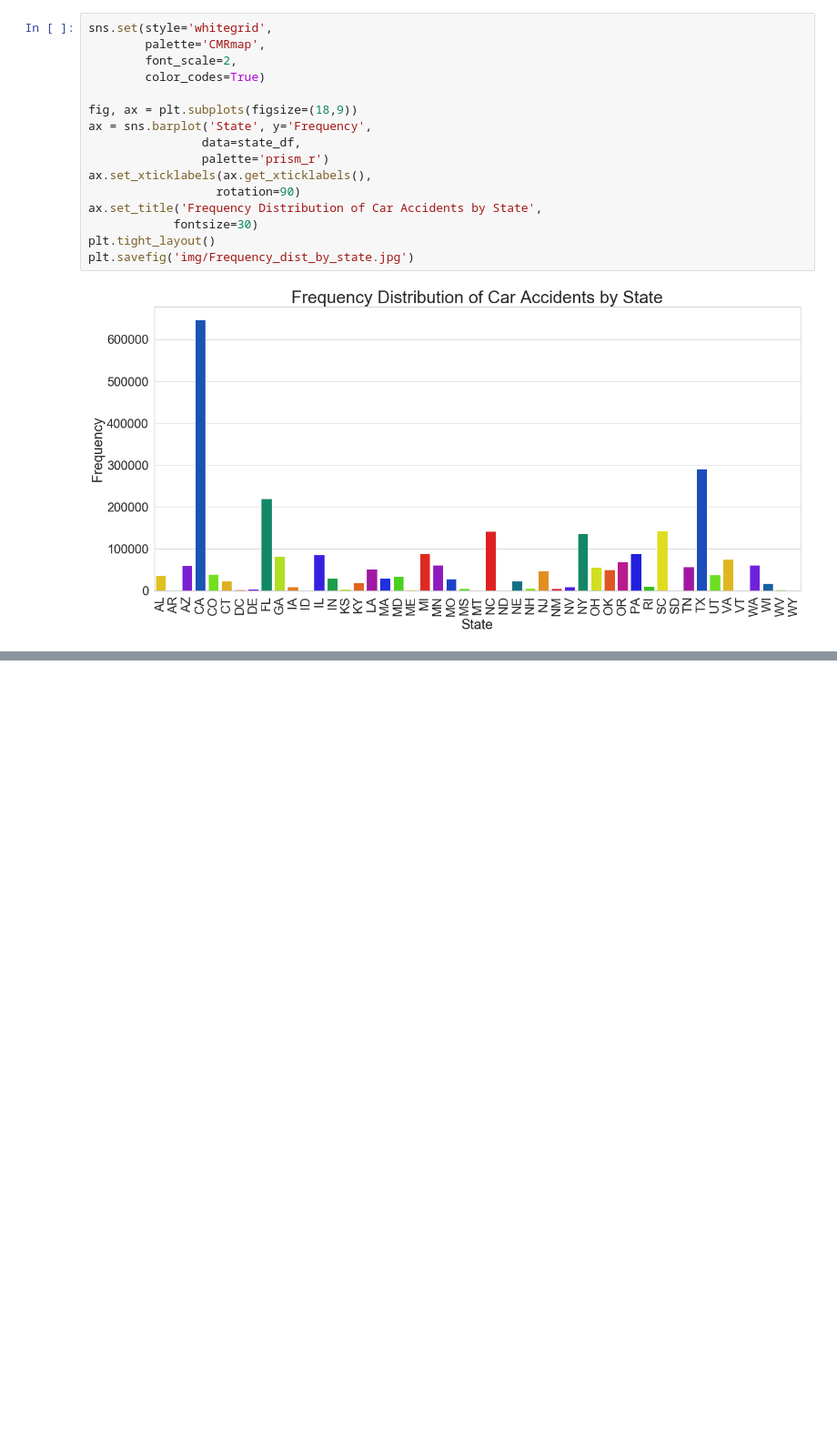
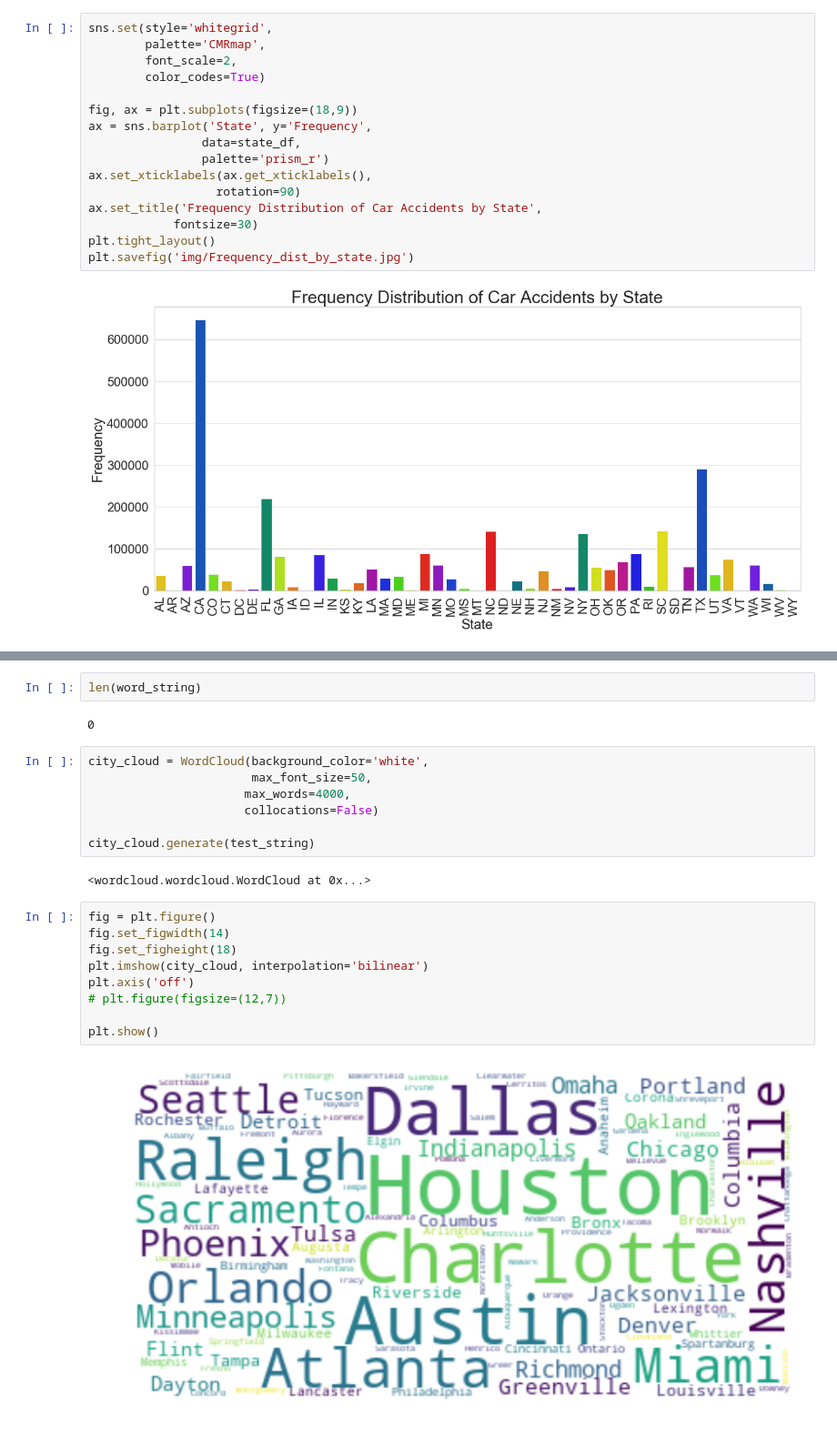
Before and after one commit to mpayumo/accident-severity-us, a Jupyter notebook: accidents-4-dummies-features.ipynb, the cells around one changed output, grey strips where cells are left out. Shown at 91% size. Cells and saved outputs as stored; diff of their text form; blank space fills up the shorter version.

Commit message:
wordcloud

```diff
--- a/accidents-4-dummies-features.ipynb
+++ b/accidents-4-dummies-features.ipynb
@@ -73,0 +150,24 @@ plt.savefig('img/Frequency_dist_by_state.jpg')
+# %%
+len(word_string)
+# %% [output]
+0
+# %%
+city_cloud = WordCloud(background_color='white',
+                       max_font_size=50,
+                      max_words=4000,
+                      collocations=False)
+
+city_cloud.generate(test_string)
+# %% [output]
+<wordcloud.wordcloud.WordCloud at 0x...>
+# %%
+fig = plt.figure()
+fig.set_figwidth(14)
+fig.set_figheight(18)
+plt.imshow(city_cloud, interpolation='bilinear')
+plt.axis('off')
+# plt.figure(figsize=(12,7))
+
+plt.show()
+# %% [output]
+[figure, added]
```
Also changed, not shown: parts of 16 cells of this notebook.
